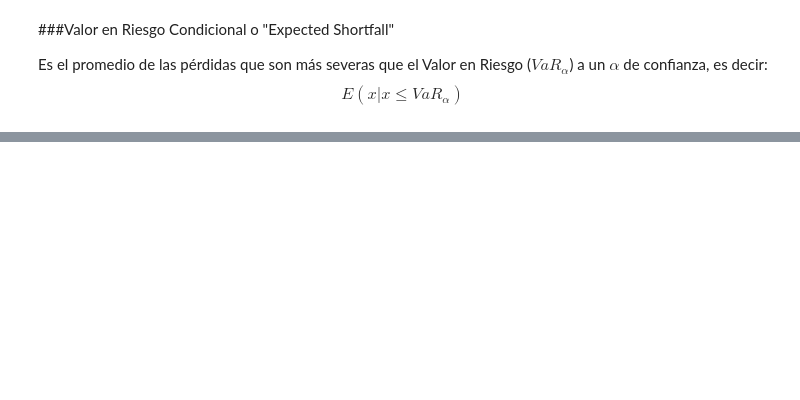
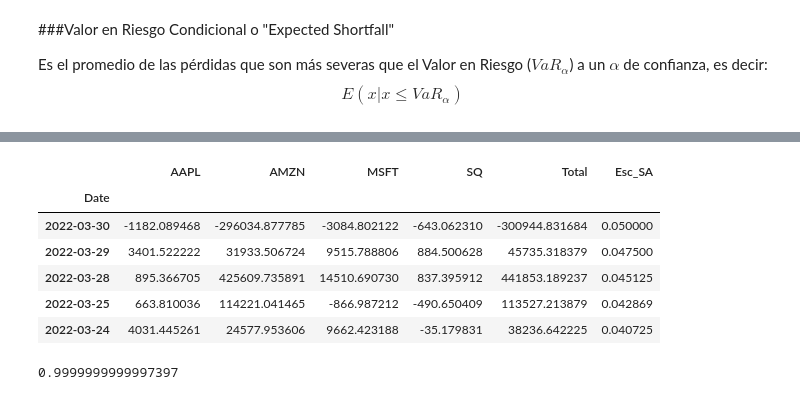
Before and after one commit to pikey-msc/RiesgosFinancieros, a Jupyter notebook: 2022-2/Insumos/Acc_Div_SH_python.ipynb, the cells around one changed output, grey strips where cells are left out. Saved outputs shown, nothing was run; the diff lists cells and outputs as text; code cells hidden in the pictures; blank space fills up the shorter version.

```diff
--- a/2022-2/Insumos/Acc_Div_SH_python.ipynb
+++ b/2022-2/Insumos/Acc_Div_SH_python.ipynb
@@ -266,0 +267,3 @@ Name: 0.020000000000000018, dtype: float64
+# %%
+def ExponentialWeighted(primer, num_esc):
+  return [primer*((1-primer)**i) for i in range(num_esc)]
@@ -266,0 +272,3 @@ Name: 0.020000000000000018, dtype: float64
+# %%
+PL.dropna(inplace = True)
+PL.head()
@@ -266,0 +283,18 @@ Name: 0.020000000000000018, dtype: float64
+# %%
+PL = PL.iloc[::-1]
+PL["Esc_SA"] = ExponentialWeighted(0.05,PL.shape[0])
+# %%
+PL.head()
+# %% [output]
+|  | AAPL | AMZN | MSFT | SQ | Total | Esc_SA |
+| Date |  |  |  |  |  |  |
+| 2022-03-30 | -1182.089468 | -296034.877785 | -3084.802122 | -643.062310 | -300944.831684 | 0.050000 |
+| 2022-03-29 | 3401.522222 | 31933.506724 | 9515.788806 | 884.500628 | 45735.318379 | 0.047500 |
+| 2022-03-28 | 895.366705 | 425609.735891 | 14510.690730 | 837.395912 | 441853.189237 | 0.045125 |
+| 2022-03-25 | 663.810036 | 114221.041465 | -866.987212 | -490.650409 | 113527.213879 | 0.042869 |
+| 2022-03-24 | 4031.445261 | 24577.953606 | 9662.423188 | -35.179831 | 38236.642225 | 0.040725 |
+# %%
+# Comprobar que sume 1
+PL.Esc_SA.sum()
+# %% [output]
+0.9999999999997397
```
Also changed, not shown: parts of 11 cells of this notebook.
